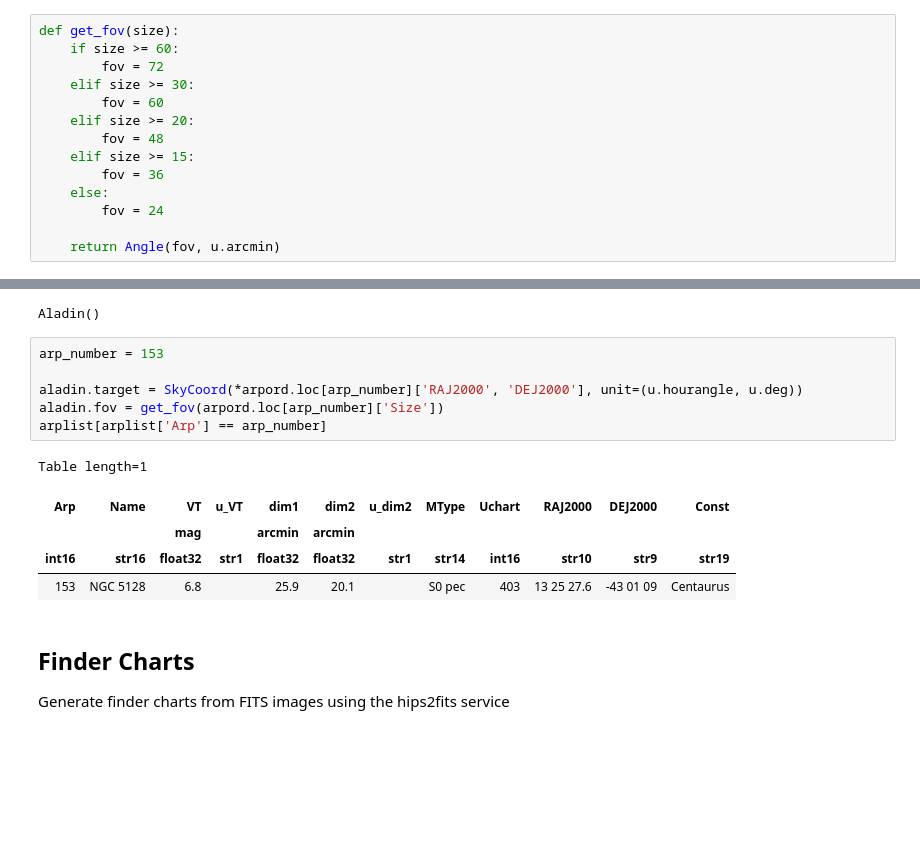
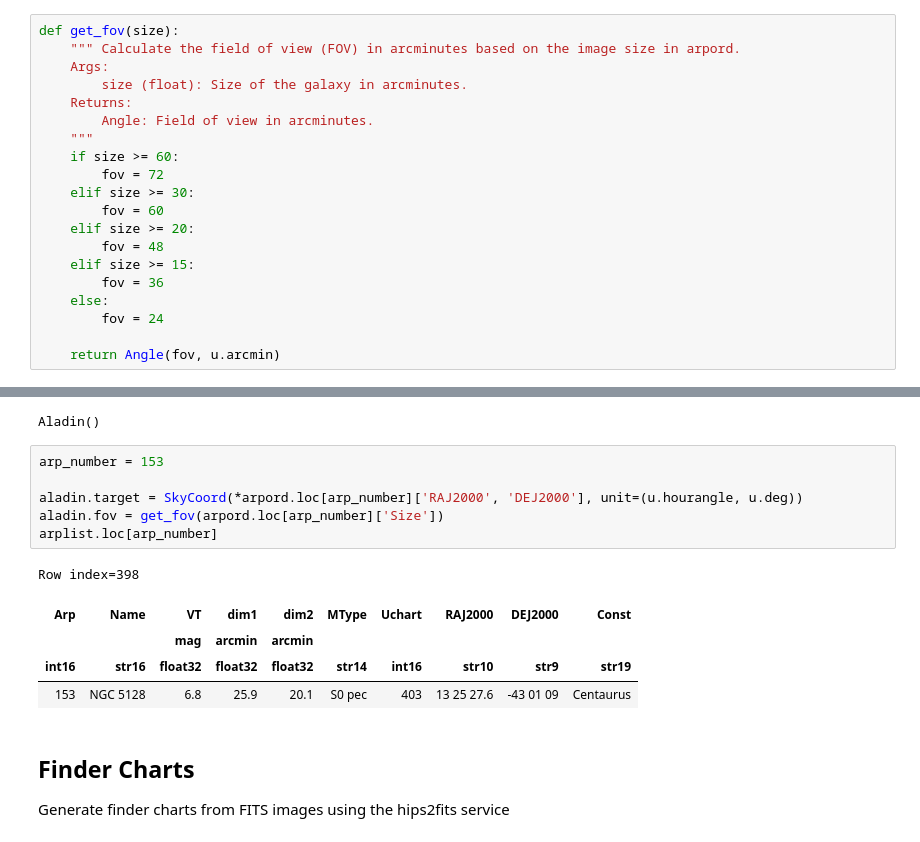
Before and after one commit to Westminster-Astronomical-Society/AL_Northern_Arp_Program, a Jupyter notebook: Arp_Peculiar_Galaxies.ipynb, the cells around one changed output, grey strips where cells are left out. Drawn from its saved outputs; the diff is of its cells as text; blank space fills up the shorter version.

```diff
--- a/Arp_Peculiar_Galaxies.ipynb
+++ b/Arp_Peculiar_Galaxies.ipynb
@@ -151,6 +150,12 @@ Table length=1
 Intitialize an Aladin Lite viewer
 # %%
 def get_fov(size):
+    """ Calculate the field of view (FOV) in arcminutes based on the image size in arpord.
+    Args:
+        size (float): Size of the galaxy in arcminutes.
+    Returns:
+        Angle: Field of view in arcminutes.
+    """
     if size >= 60:
         fov = 72
     elif size >= 30:
@@ -171,15 +176,15 @@ Aladin()
 # %%
 arp_number = 153
 
 aladin.target = SkyCoord(*arpord.loc[arp_number]['RAJ2000', 'DEJ2000'], unit=(u.hourangle, u.deg))
 aladin.fov = get_fov(arpord.loc[arp_number]['Size'])
-arplist[arplist['Arp'] == arp_number]
+arplist.loc[arp_number]
 # %% [output]
-Table length=1
+Row index=398
-| Arp | Name | VT | u_VT | dim1 | dim2 | u_dim2 | MType | Uchart | RAJ2000 | DEJ2000 | Const |
-|  |  | mag |  | arcmin | arcmin |  |  |  |  |  |  |
-| int16 | str16 | float32 | str1 | float32 | float32 | str1 | str14 | int16 | str10 | str9 | str19 |
-| 153 | NGC 5128 | 6.8 |  | 25.9 | 20.1 |  | S0 pec | 403 | 13 25 27.6 | -43 01 09 | Centaurus |
+| Arp | Name | VT | dim1 | dim2 | MType | Uchart | RAJ2000 | DEJ2000 | Const |
+|  |  | mag | arcmin | arcmin |  |  |  |  |  |
+| int16 | str16 | float32 | float32 | float32 | str14 | int16 | str10 | str9 | str19 |
+| 153 | NGC 5128 | 6.8 | 25.9 | 20.1 | S0 pec | 403 | 13 25 27.6 | -43 01 09 | Centaurus |
 # %% [markdown]
 ## Finder Charts
 
```
Also changed, not shown: parts of 13 cells of this notebook.
